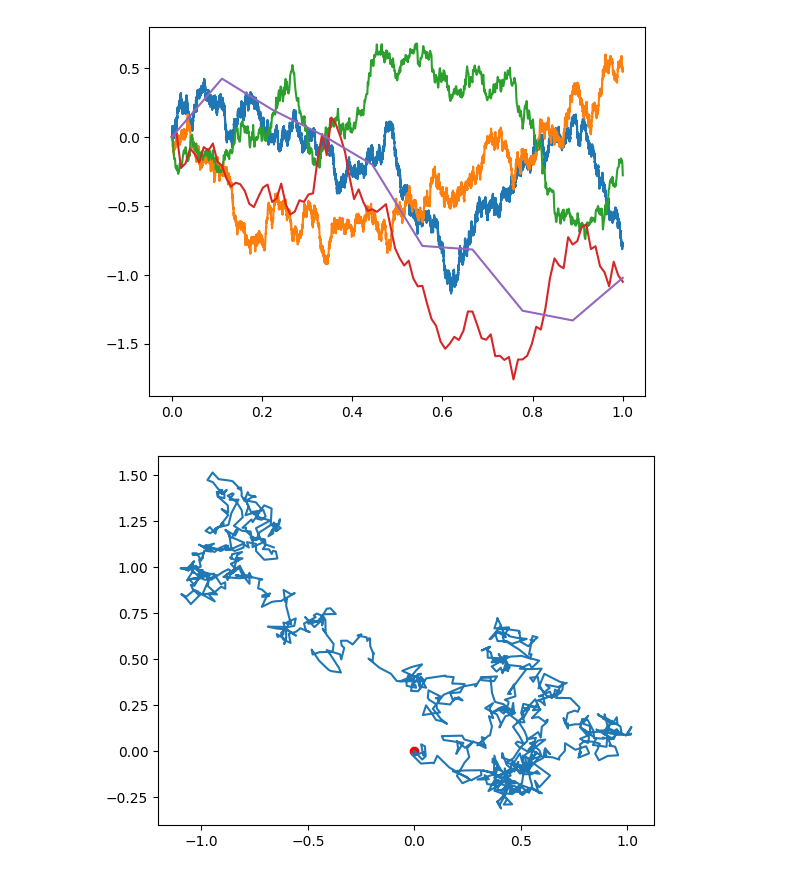
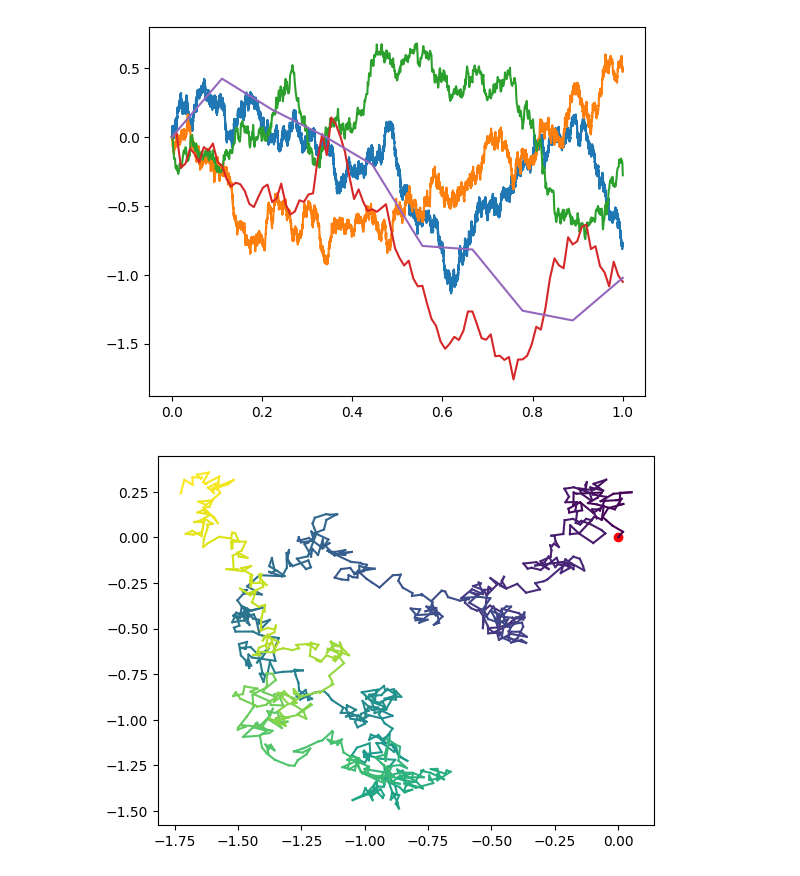
Before and after one commit to will-lynas/MATH0031-financial-mathematics, a Jupyter notebook: notebook.ipynb, the cells around one changed output. Drawn from its saved outputs; the diff is of its cells as text; code cells hidden in the pictures.

```diff
--- a/notebook.ipynb
+++ b/notebook.ipynb
@@ -26,24 +26,28 @@ brownian_motion([100_000, 10_000, 1000, 100, 10])
 # %%
 def brownian_motion_2d(n):
     T = 1.0
     dt = T / n
     dX = np.random.normal(0, np.sqrt(dt), n)
     dY = np.random.normal(0, np.sqrt(dt), n)
 
     X = np.cumsum(dX)
     Y = np.cumsum(dY)
 
     X = np.insert(X, 0, 0)[:-1]
     Y = np.insert(Y, 0, 0)[:-1]
 
-    plt.plot(X, Y)
+    t = np.linspace(0, 1, len(X))
+    colors = plt.cm.viridis(t)
+
+    for i in range(len(X)-1):
+        plt.plot(X[i:i+2], Y[i:i+2], color=colors[i])
     plt.scatter(X[0], Y[0], color='red')
 
     plt.show()
 
 brownian_motion_2d(1000)
 # %% [output]
-[figure, old version]
+[figure, new version]
 # %%
 brownian_motion_2d(10_000)
 # %% [output]
```
Also changed, not shown: parts of 1 cell of this notebook.
